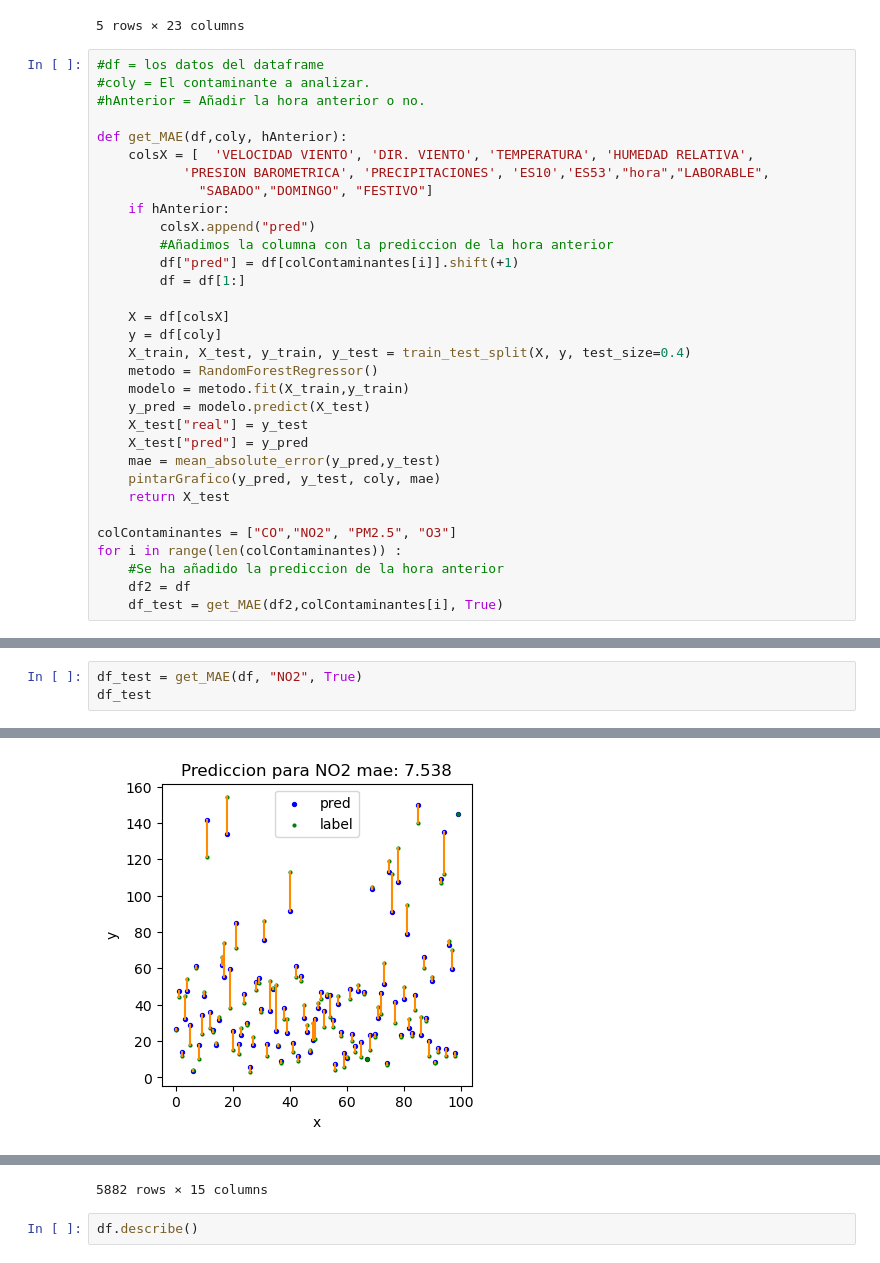
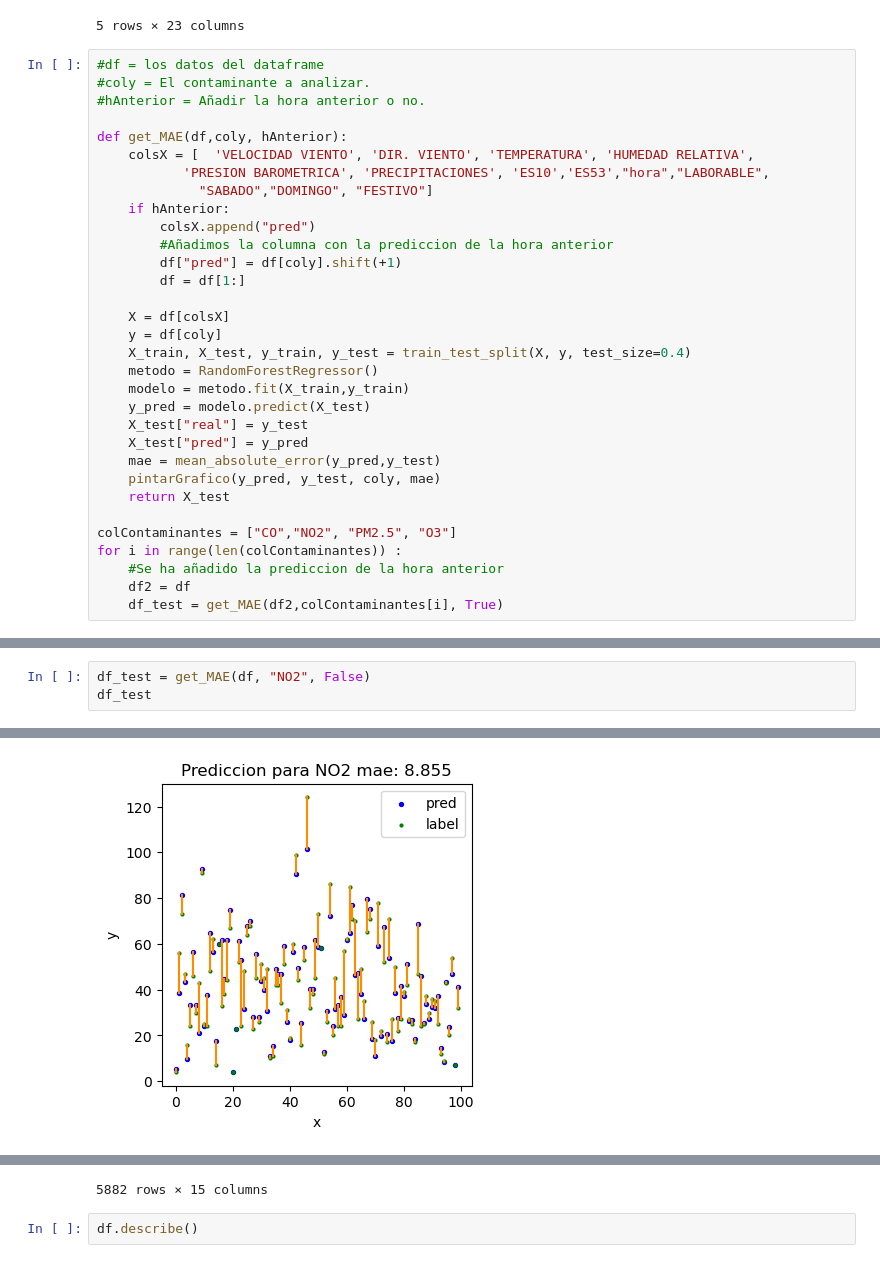
Before and after one commit to albercol/TFG, a Jupyter notebook: Fase3/RandomForest/RandomForestRegressorHoraAnterior.ipynb, the cells around one changed output, grey strips where cells are left out. Cells and saved outputs as stored; diff of their text form.

```diff
--- a/Fase3/RandomForest/RandomForestRegressorHoraAnterior.ipynb
+++ b/Fase3/RandomForest/RandomForestRegressorHoraAnterior.ipynb
@@ -65,7 +68,7 @@ def get_MAE(df,coly, hAnterior):
     if hAnterior:
         colsX.append("pred")
         #Añadimos la columna con la prediccion de la hora anterior
-        df["pred"] = df[colContaminantes[i]].shift(+1)
+        df["pred"] = df[coly].shift(+1)
         df = df[1:]
 
     X = df[colsX]
@@ -133,16 +136,16 @@ See the caveats in the documentation: https://pandas.pydata.org/pandas-docs/stab
 # %%
-df_test = get_MAE(df, "NO2", True)
+df_test = get_MAE(df, "NO2", False)
 df_test
 # %% [output]
 A value is trying to be set on a copy of a slice from a DataFrame.
 Try using .loc[row_indexer,col_indexer] = value instead
 
 See the caveats in the documentation: https://pandas.pydata.org/pandas-docs/stable/user_guide/indexing.html#returning-a-view-versus-a-copy
   X_test["real"] = y_test
 A value is trying to be set on a copy of a slice from a DataFrame.
 Try using .loc[row_indexer,col_indexer] = value instead
 
 See the caveats in the documentation: https://pandas.pydata.org/pandas-docs/stable/user_guide/indexing.html#returning-a-view-versus-a-copy
   X_test["pred"] = y_pred
-[figure, old version]
+[figure, new version]
 |  | VELOCIDAD VIENTO | DIR. VIENTO | TEMPERATURA | HUMEDAD RELATIVA | PRESION BAROMETRICA | PRECIPITACIONES | ... |
```
Also changed, not shown: parts of 12 cells of this notebook, 2 other files.
